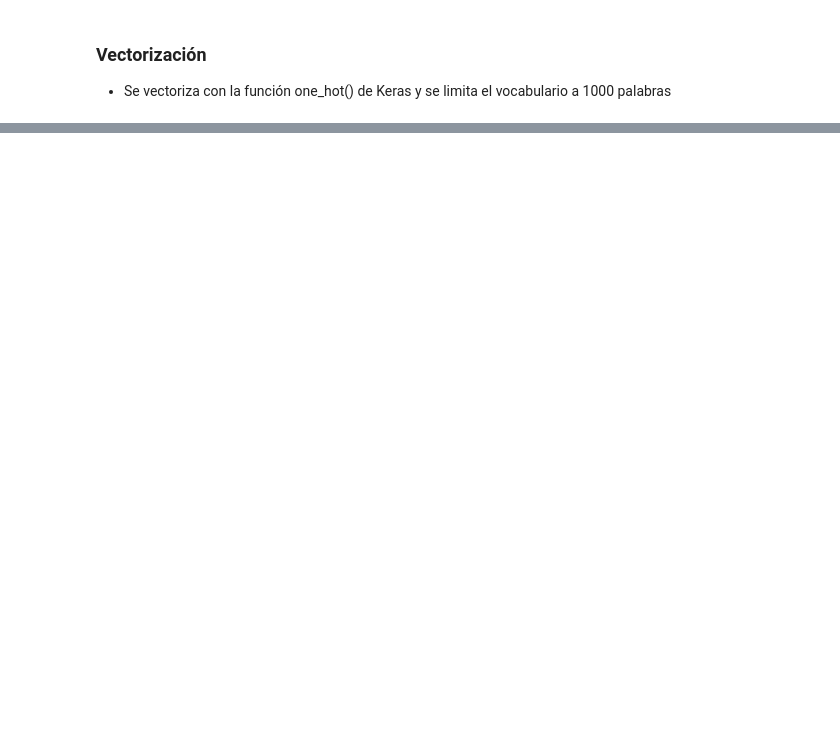
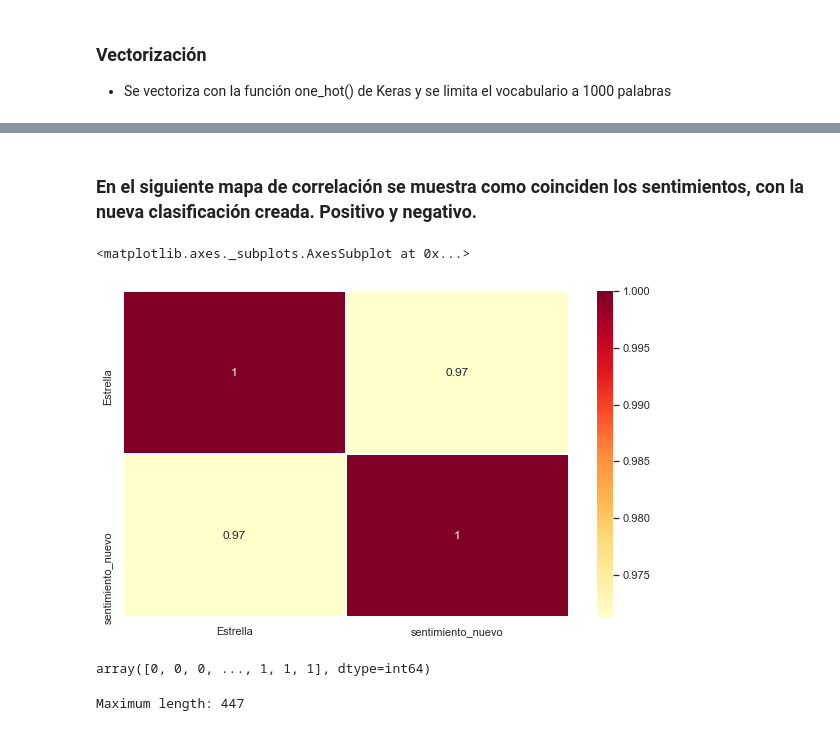
Before and after one commit to panasabena/Analisis_exploratorio_de_tweepy, a Jupyter notebook: Explorando.ipynb, the cells around one changed output, grey strips where cells are left out. Saved outputs shown, nothing was run; the diff lists cells and outputs as text; code cells hidden in the pictures; blank space fills up the shorter version.

```diff
--- a/Explorando.ipynb
+++ b/Explorando.ipynb
@@ -903,0 +898,27 @@ todo
+# %%
+Comentarios_list=[]
+wordnet_lemmatizer = WordNetLemmatizer()
+for comentarios in todo.Texto_derivado:
+    # Vamos a reemplazar los caracteres que no sean letras por espacios
+    comentarios=re.sub("[^a-zA-Z]"," ",str(comentarios))
+    # Pasamos todo a minúsculas
+    comentarios=comentarios.lower()
+    # Tokenizamos para separar las palabras
+    comentarios=nltk.word_tokenize(comentarios)
+
+    # Aplicamos el Lemmatizer
+    frase_lemma = [wordnet_lemmatizer.lemmatize(w, get_wordnet_pos(w)) for w in comentarios]
+
+
+    #Eliminamos las palabras de menos de 2 letras
+    comentarios = [palabra for palabra in comentarios if len(palabra)>1]
+    # Sacamos las Stopwords
+    # ver de hacer un bucle for por separado
+    #comentarios = [palabra for palabra in comentarios if not palabra in stopwords]
+
+    # Por ultimo volvemos a unir el titular
+    comentarios =" ".join(comentarios)
+    Comentarios_list.append(comentarios)
+# %%
+todo["texto_lematizado"] = Comentarios_list
+todo.head()
@@ -903,0 +932,2 @@ todo
+# %%
+todo.drop(['Texto_derivado'],axis=1, inplace=True)
@@ -936,0 +1119,7 @@ El porcentaje de similaridad es:  0.2
+# %%
+todo_binario_pos=todo[todo['sentimiento_nuevo']>=0.6].copy()
+todo_binario_pos['Estrella']= 1
+todo_binario_neg=todo[todo['sentimiento_nuevo']<=0.4].copy()
+todo_binario_neg['Estrella'] = 0
+frames_binarios=[todo_binario_neg, todo_binario_pos]
+todo_binario=pd.concat(frames_binarios)
@@ -936,0 +1142,8 @@ El porcentaje de similaridad es:  0.2
+# %% [markdown]
+### En el siguiente mapa de correlación se muestra como coinciden los sentimientos, con la nueva clasificación creada. Positivo y negativo.
+# %%
+fig, ax = plt.subplots(figsize = (10,6))
+sns.heatmap(todo_binario.corr(method='pearson'), annot = True, cmap = 'YlOrRd',linewidth = 1, ax = ax)
+# %% [output]
+<matplotlib.axes._subplots.AxesSubplot at 0x...>
+[figure, added]
@@ -936,0 +1160,4 @@ El porcentaje de similaridad es:  0.2
+# %%
+labels
+# %% [output]
+array([0, 0, 0, ..., 1, 1, 1], dtype=int64)
@@ -936,0 +1168,6 @@ El porcentaje de similaridad es:  0.2
+# %%
+# averiguamos la cantidad máxima de palabras en un comentario
+max_length = max([len(s.split()) for s in comentarios])
+print('Maximum length: %d' % max_length)
+# %% [output]
+Maximum length: 447
```
Also changed, not shown: parts of 81 cells of this notebook.
